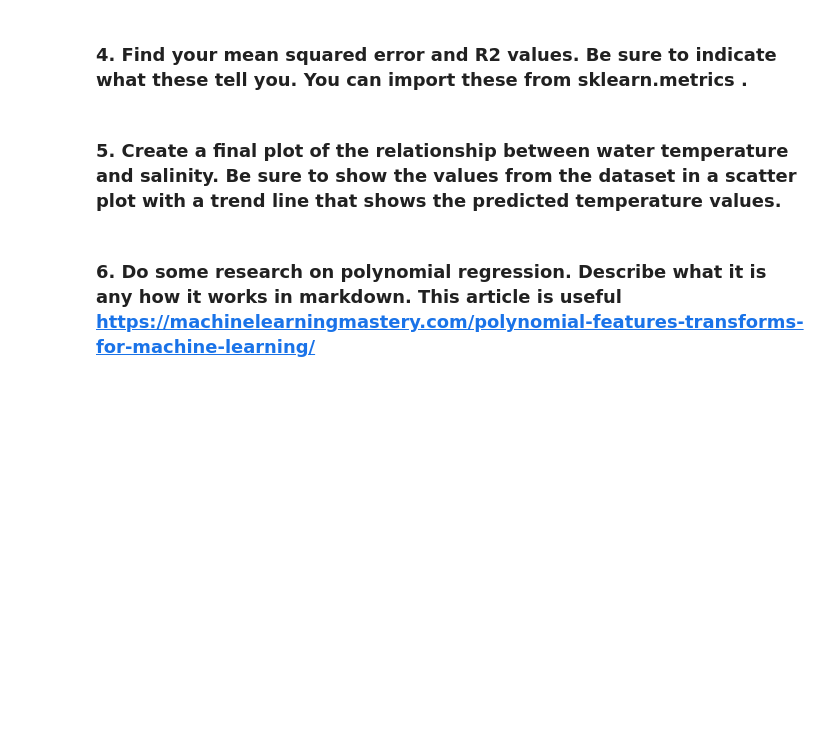
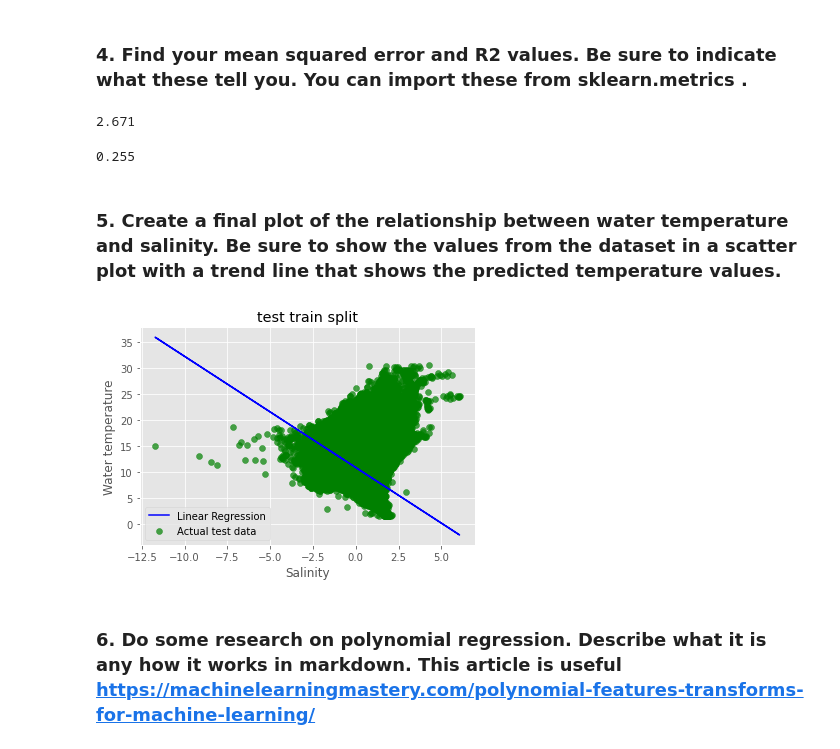
Before and after one commit to lilla-b/Week-13-Homework, a Jupyter notebook: Week_13_HW.ipynb, the cells around one changed output. Saved outputs shown, nothing was run; the diff lists cells and outputs as text; code cells hidden in the pictures; blank space fills up the shorter version.

```diff
--- a/Week_13_HW.ipynb
+++ b/Week_13_HW.ipynb
@@ -566,7 +570,8 @@ from sklearn.linear_model import LinearRegression
 from sklearn.model_selection import train_test_split
 
 X = np.array(df_bottle_std['Salnty']).reshape(-1,1)
-y = np.array(df_bottle_std['T_degC']).reshape(-1,1)
+# here, I selected the unstandardized feature for the target so that the predictions would be expressed on a meaningful scale.
+y = np.array(df_bottle['T_degC']).reshape(-1,1)
 
 X_train, X_test, y_train, y_test = train_test_split (X, y, test_size = 0.25, random_state = 14)
 # %%
@@ -605,4 +639,31 @@ from sklearn.metrics import r2_score
+# %%
+#MSE
+
+from sklearn.metrics import mean_absolute_error
+mse= mean_absolute_error(y_test, y_pred)
+round(mse, 3)
+# %% [output]
+2.671
+# %%
+# R-squared
+
+from sklearn.metrics import r2_score
+from sklearn.metrics import mean_absolute_error
+r2= r2_score(y_test, y_pred)
+round(r2, 3)
+# %% [output]
+0.255
 # %% [markdown]
 ### 5.	Create a final plot of the relationship between water temperature and salinity. Be sure to show the values from the dataset in a scatter plot with a trend line that shows the predicted temperature values.
+# %%
+plt.plot(X_test,y_pred,label='Linear Regression',color='b')
+plt.scatter(X_test,y_test, label='Actual test data',color='g',alpha=0.7)
+plt.legend()
+plt.xlabel("Salinity")
+plt.ylabel("Water temperature")
+plt.title('test train split')
+plt.show()
+# %% [output]
+[figure, added]
 # %% [markdown]
 ### 6.	Do some research on polynomial regression. Describe what it is any how it works in markdown. This article is useful https://machinelearningmastery.com/polynomial-features-transforms-for-machine-learning/
```
Also changed, not shown: parts of 20 cells of this notebook.
